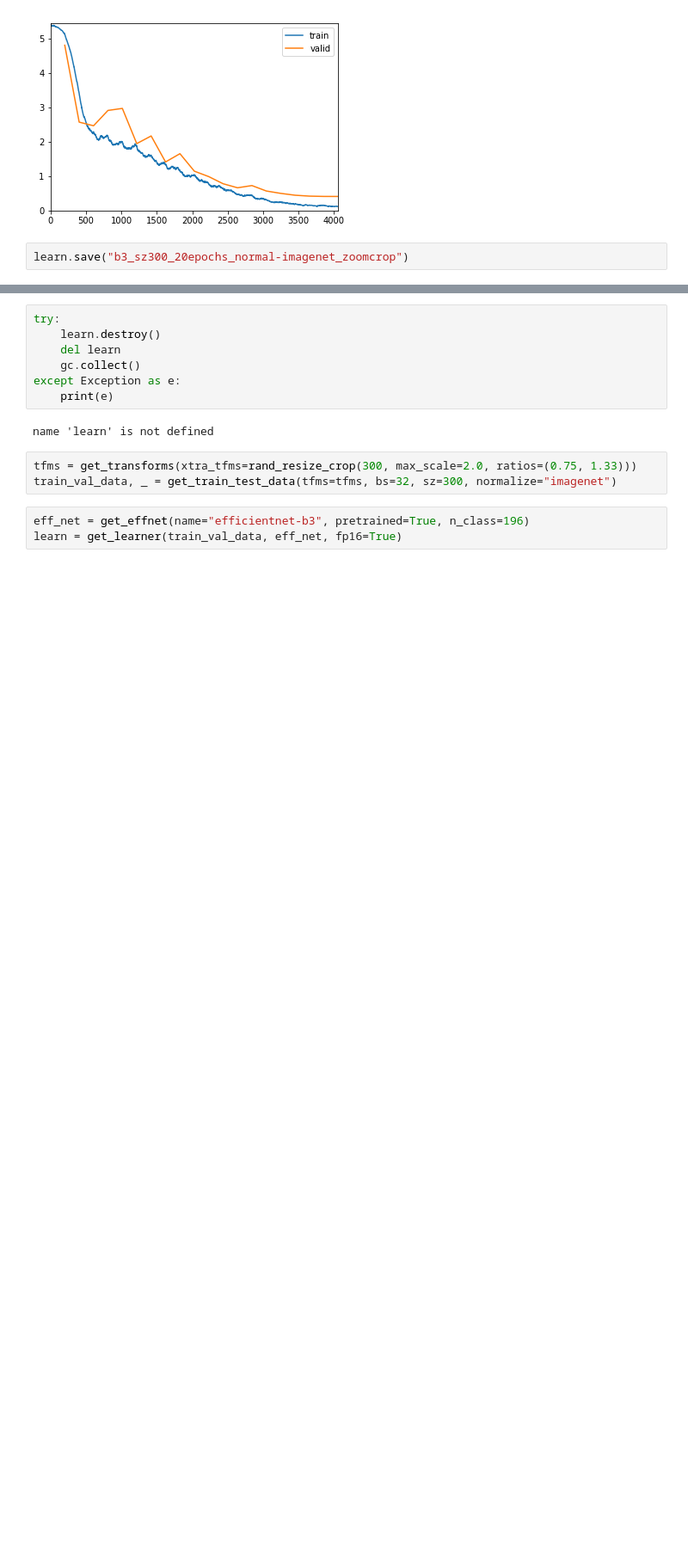
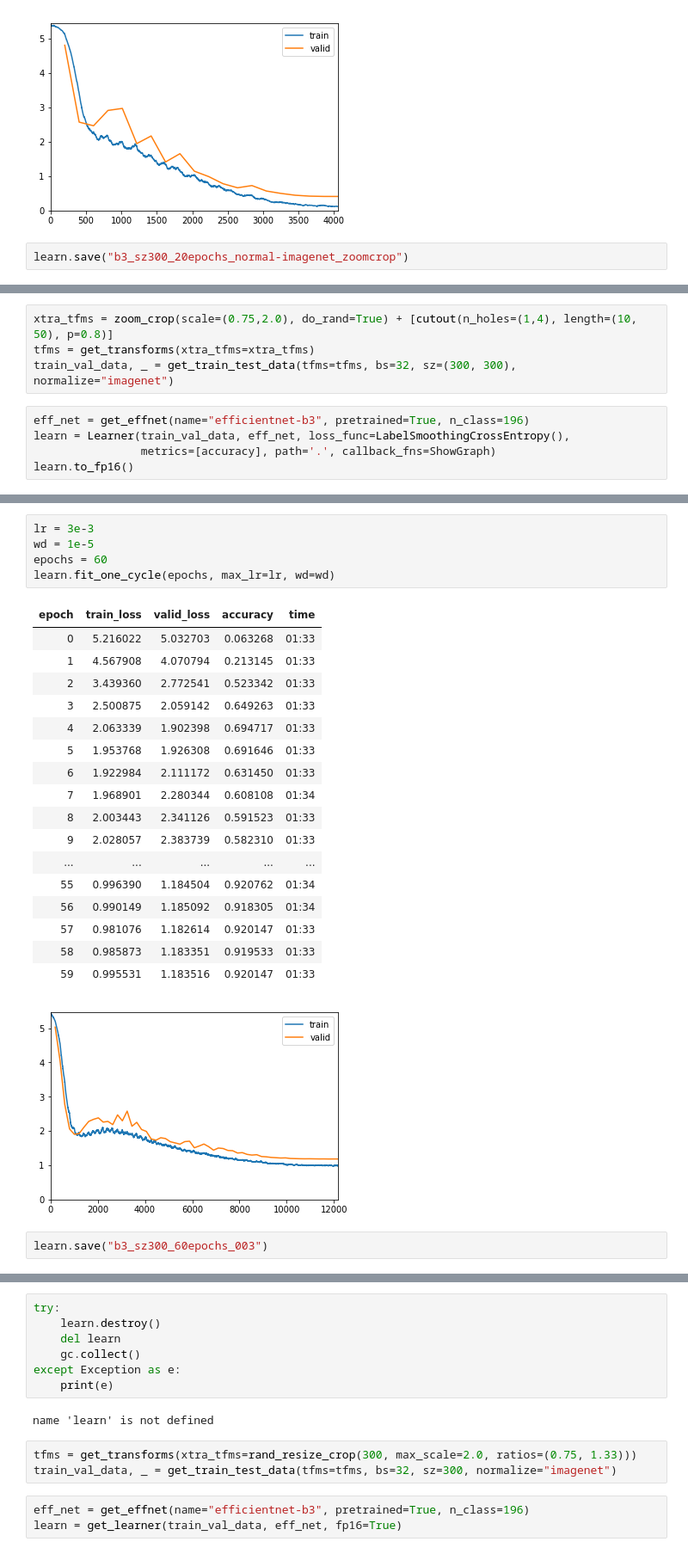
Before and after one commit to zerothphase/ai4sea_cv_challenge, a Jupyter notebook: Efficientnet_4.ipynb, the cells around one changed output, grey strips where cells are left out. Shown at 86% size. Cells and saved outputs as stored; diff of their text form; blank space fills up the shorter version.

```diff
--- a/Efficientnet_4.ipynb
+++ b/Efficientnet_4.ipynb
@@ -314,0 +451,9 @@ learn.save("b3_sz300_20epochs_normal-imagenet_zoomcrop")
+# %%
+xtra_tfms = zoom_crop(scale=(0.75,2.0), do_rand=True) + [cutout(n_holes=(1,4), length=(10, 50), p=0.8)]
+tfms = get_transforms(xtra_tfms=xtra_tfms)
+train_val_data, _ = get_train_test_data(tfms=tfms, bs=32, sz=(300, 300), normalize="imagenet")
+# %%
+eff_net = get_effnet(name="efficientnet-b3", pretrained=True, n_class=196)
+learn = Learner(train_val_data, eff_net, loss_func=LabelSmoothingCrossEntropy(),
+                metrics=[accuracy], path='.', callback_fns=ShowGraph)
+learn.to_fp16()
@@ -314,0 +489,26 @@ learn.save("b3_sz300_20epochs_normal-imagenet_zoomcrop")
+# %%
+lr = 3e-3
+wd = 1e-5
+epochs = 60
+learn.fit_one_cycle(epochs, max_lr=lr, wd=wd)
+# %% [output]
+| epoch | train_loss | valid_loss | accuracy | time |
+| 0 | 5.216022 | 5.032703 | 0.063268 | 01:33 |
+| 1 | 4.567908 | 4.070794 | 0.213145 | 01:33 |
+| 2 | 3.439360 | 2.772541 | 0.523342 | 01:33 |
+| 3 | 2.500875 | 2.059142 | 0.649263 | 01:33 |
+| 4 | 2.063339 | 1.902398 | 0.694717 | 01:33 |
+| 5 | 1.953768 | 1.926308 | 0.691646 | 01:33 |
+| 6 | 1.922984 | 2.111172 | 0.631450 | 01:33 |
+| 7 | 1.968901 | 2.280344 | 0.608108 | 01:34 |
+| 8 | 2.003443 | 2.341126 | 0.591523 | 01:33 |
+| 9 | 2.028057 | 2.383739 | 0.582310 | 01:33 |
+| ... | ... | ... | ... | ... |
+| 55 | 0.996390 | 1.184504 | 0.920762 | 01:34 |
+| 56 | 0.990149 | 1.185092 | 0.918305 | 01:34 |
+| 57 | 0.981076 | 1.182614 | 0.920147 | 01:33 |
+| 58 | 0.985873 | 1.183351 | 0.919533 | 01:33 |
+| 59 | 0.995531 | 1.183516 | 0.920147 | 01:33 |
+[figure, added]
+# %%
+learn.save("b3_sz300_60epochs_003")
```
Also changed, not shown: parts of 89 cells of this notebook, 2 other files.
